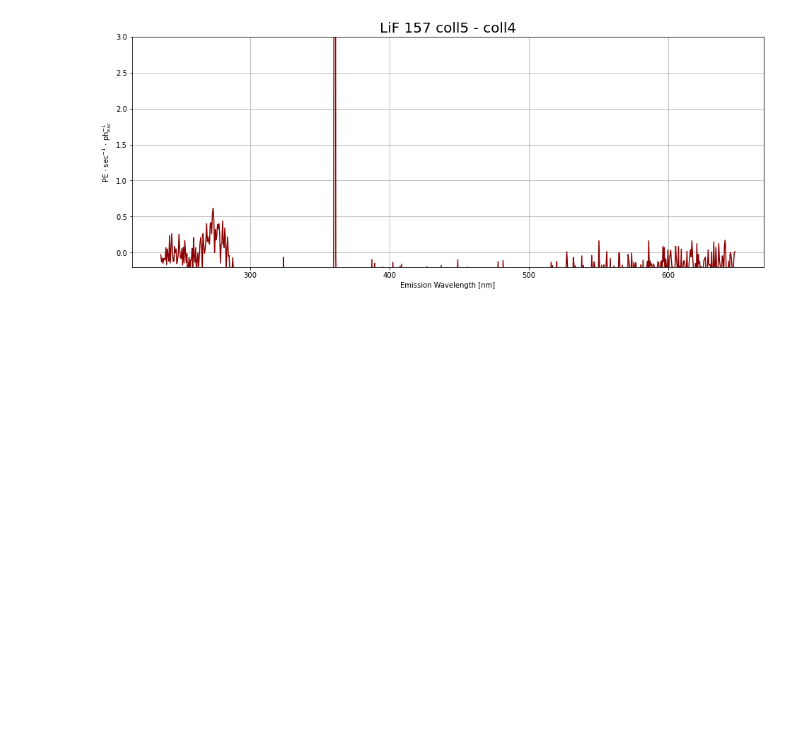
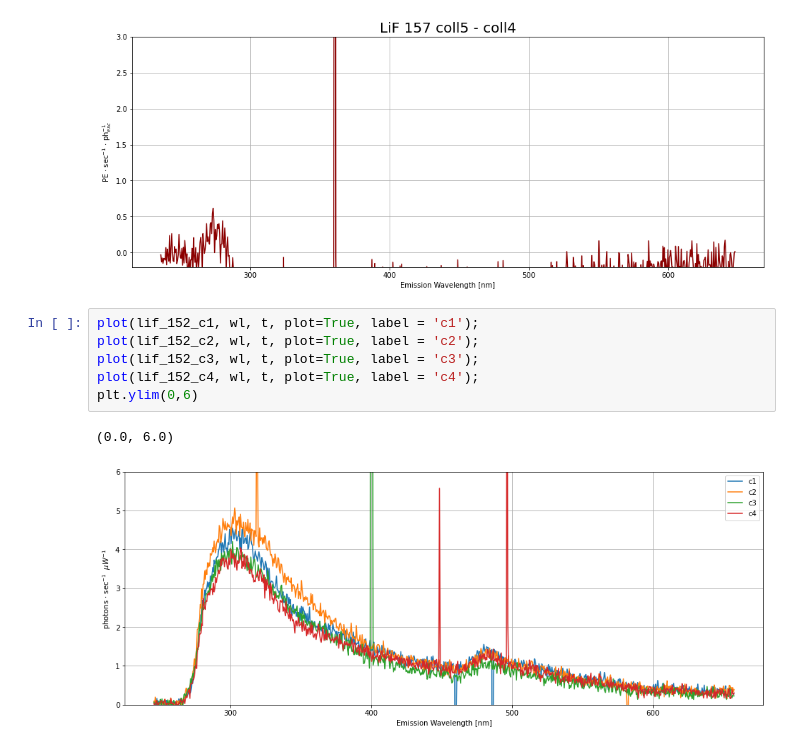
Before and after one commit to nhargy/note3cs, a Jupyter notebook: notebooks/studies/the_cycle/the_cycle.ipynb, the cells around one changed output. Cells and saved outputs as stored; diff of their text form; blank space fills up the shorter version.

```diff
--- a/notebooks/studies/the_cycle/the_cycle.ipynb
+++ b/notebooks/studies/the_cycle/the_cycle.ipynb
@@ -970,3 +970,12 @@ plt.title('LiF 157 coll5 - coll4', fontsize = 20)
 plt.show();
 # %% [output]
 [figure]
+# %%
+plot(lif_152_c1, wl, t, plot=True, label = 'c1');
+plot(lif_152_c2, wl, t, plot=True, label = 'c2');
+plot(lif_152_c3, wl, t, plot=True, label = 'c3');
+plot(lif_152_c4, wl, t, plot=True, label = 'c4');
+plt.ylim(0,6)
+# %% [output]
+(0.0, 6.0)
+[figure, added]
```
Also changed, not shown: parts of 2 cells of this notebook, 3 other files.
